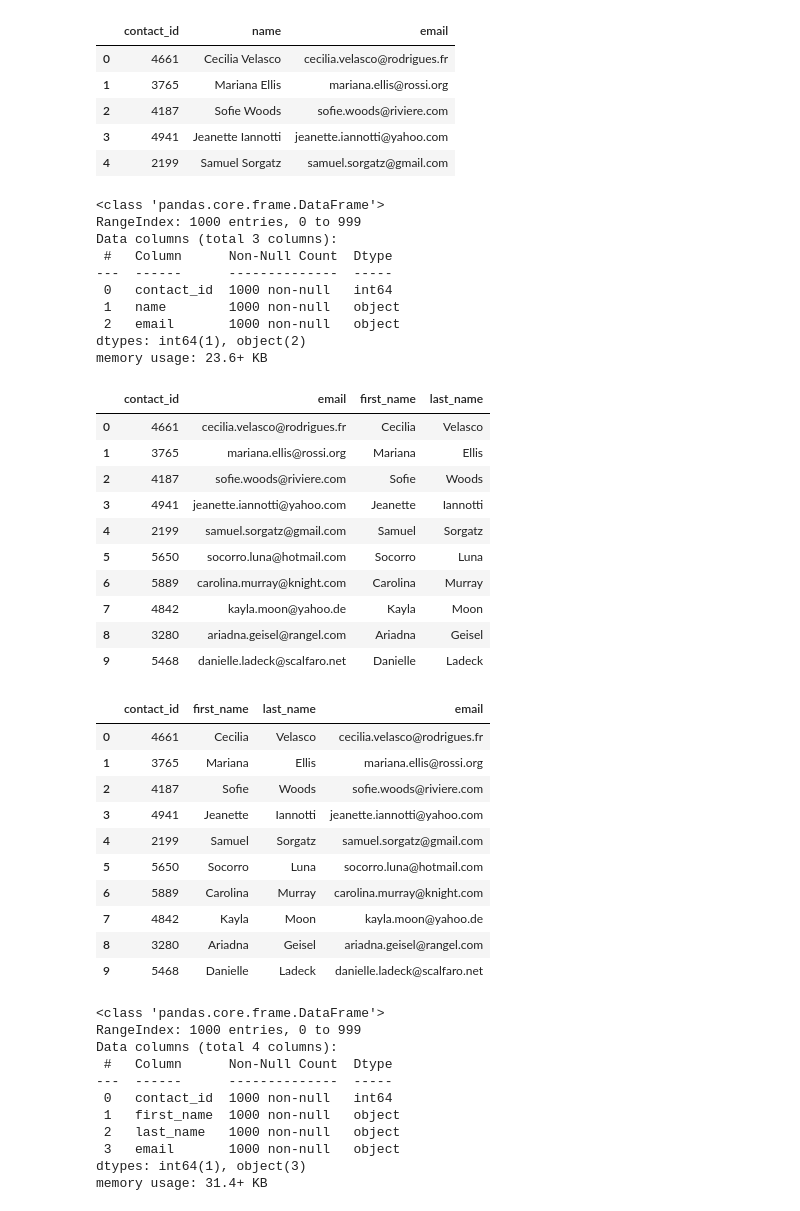
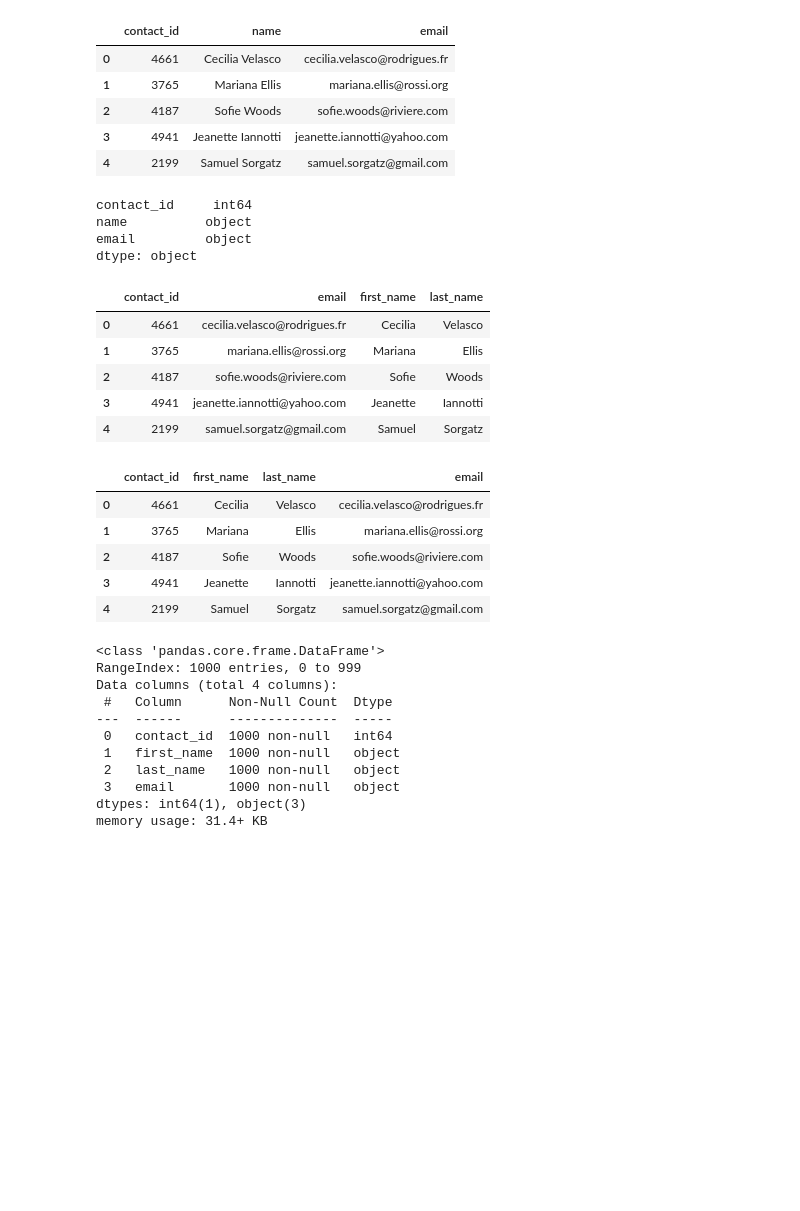
Before and after one commit to spizzeck/Crowdfunding_ETL, a Jupyter notebook: ETL_Mini_Project_SPizzeck_JGnilka.ipynb, the cells around one changed output. Drawn from its saved outputs; the diff is of its cells as text; code cells hidden in the pictures; blank space fills up the shorter version.

```diff
--- a/ETL_Mini_Project_SPizzeck_JGnilka.ipynb
+++ b/ETL_Mini_Project_SPizzeck_JGnilka.ipynb
@@ -296,6 +296,6 @@ campaign_cleaned.to_csv("Resources/campaign.csv", index=False)
 ### Extract the contacts.xlsx Data.
 # %%
 # Read the data into a Pandas DataFrame. Use the `header=2` parameter when reading in the data.
-contact_info_df = pd.read_excel('Resources/contacts.xlsx', header=2)
+contact_info_df = pd.read_excel('Resources/contacts.xlsx', header=3)
 contact_info_df.head()
 # %% [output]
@@ -320,8 +320,11 @@ Then export the DataFrame as a `contacts.csv` CSV file.
 # %%
 # Iterate through the contact_info_df and convert each row to a dictionary.
 import json
+from pprint import pprint
 dict_values = []
 
+contacts=contact_info_df.values.tolist()
+dict_values = [list(json.loads(contact[0]).values()) for contact in contacts]
 
 # Print out the list of values for each row.
 print(dict_values)
@@ -330,6 +333,8 @@ print(dict_values)
 # %%
 # Create a contact_info DataFrame and add each list of values, i.e., each row
 # to the 'contact_id', 'name', 'email' columns.
+contact_clean_df=pd.DataFrame(dict_values, columns=['contact_id', 'name', 'email'])
+contact_clean_df.head(5)
 # %% [output]
 |  | contact_id | name | email |
 | 0 | 4661 | Cecilia Velasco | cecilia.velasco@rodrigues.fr |
@@ -339,36 +344,30 @@ print(dict_values)
 | 4 | 2199 | Samuel Sorgatz | samuel.sorgatz@gmail.com |
 # %%
 # Check the datatypes.
+contact_clean_df.dtypes
 # %% [output]
-<class 'pandas.core.frame.DataFrame'>
-RangeIndex: 1000 entries, 0 to 999
-Data columns (total 3 columns):
- #   Column      Non-Null Count  Dtype
----  ------      --------------  -----
- 0   contact_id  1000 non-null   int64
- 1   name        1000 non-null   object
- 2   email       1000 non-null   object
-dtypes: int64(1), object(2)
-memory usage: 23.6+ KB
+contact_id     int64
+name          object
+email         object
+dtype: object
 # %%
 # Create a "first"name" and "last_name" column with the first and last names from the "name" column.
-
+contact_clean_df[['first_name', 'last_name']]=contact_clean_df['name'].str.split(" ", n=4, expand=True)
 
 # Drop the contact_name column
+contact_info_clean_df=contact_clean_df.drop('name', axis=1)
+contact_info_clean_df.head(5)
 # %% [output]
 |  | contact_id | email | first_name | last_name |
 | 0 | 4661 | cecilia.velasco@rodrigues.fr | Cecilia | Velasco |
 | 1 | 3765 | mariana.ellis@rossi.org | Mariana | Ellis |
 | 2 | 4187 | sofie.woods@riviere.com | Sofie | Woods |
 | 3 | 4941 | jeanette.iannotti@yahoo.com | Jeanette | Iannotti |
 | 4 | 2199 | samuel.sorgatz@gmail.com | Samuel | Sorgatz |
-| 5 | 5650 | socorro.luna@hotmail.com | Socorro | Luna |
-| 6 | 5889 | carolina.murray@knight.com | Carolina | Murray |
-| 7 | 4842 | kayla.moon@yahoo.de | Kayla | Moon |
-| 8 | 3280 | ariadna.geisel@rangel.com | Ariadna | Geisel |
-| 9 | 5468 | danielle.ladeck@scalfaro.net | Danielle | Ladeck |
 # %%
 # Reorder the columns
+contact_info_clean_df=contact_info_clean_df[['contact_id', 'first_name', 'last_name', 'email']]
+contact_info_clean_df.head()
 # %% [output]
 |  | contact_id | first_name | last_name | email |
 | 0 | 4661 | Cecilia | Velasco | cecilia.velasco@rodrigues.fr |
@@ -376,10 +375,5 @@ memory usage: 23.6+ KB
 | 2 | 4187 | Sofie | Woods | sofie.woods@riviere.com |
 | 3 | 4941 | Jeanette | Iannotti | jeanette.iannotti@yahoo.com |
 | 4 | 2199 | Samuel | Sorgatz | samuel.sorgatz@gmail.com |
-| 5 | 5650 | Socorro | Luna | socorro.luna@hotmail.com |
-| 6 | 5889 | Carolina | Murray | carolina.murray@knight.com |
-| 7 | 4842 | Kayla | Moon | kayla.moon@yahoo.de |
-| 8 | 3280 | Ariadna | Geisel | ariadna.geisel@rangel.com |
-| 9 | 5468 | Danielle | Ladeck | danielle.ladeck@scalfaro.net |
 # %%
 # Check the datatypes one more time before exporting as CSV file.
```
Also changed, not shown: parts of 13 cells of this notebook, 5 other files.
